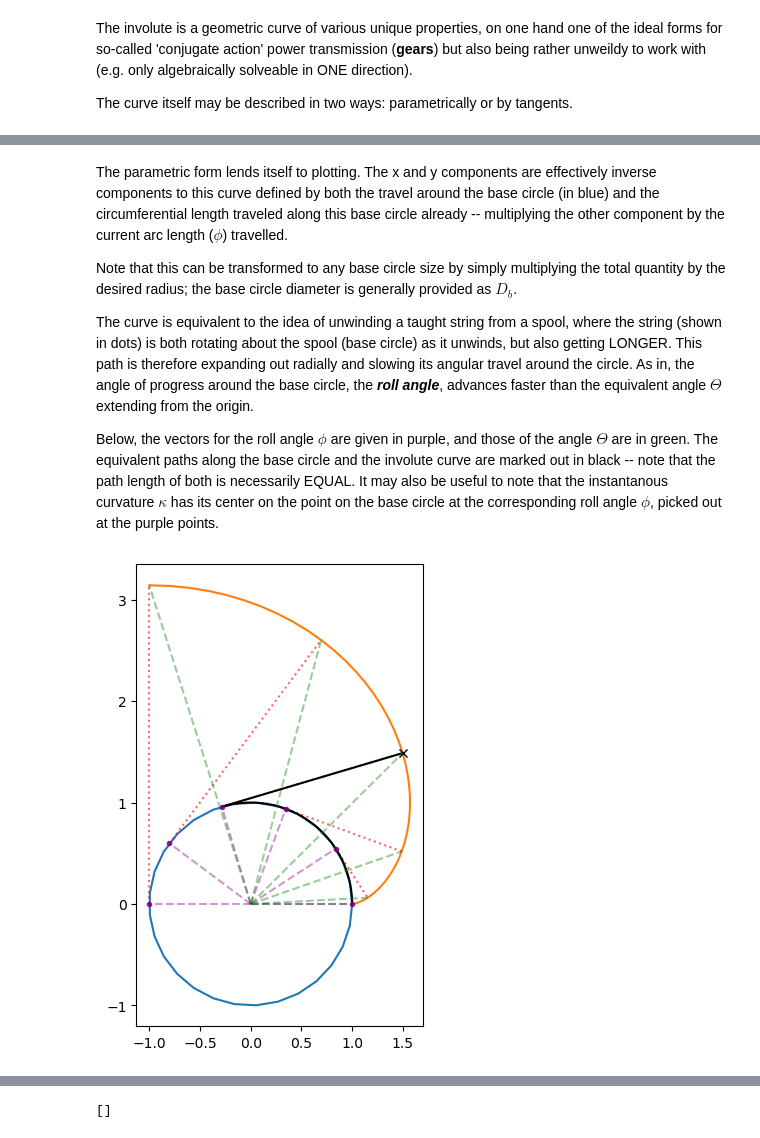
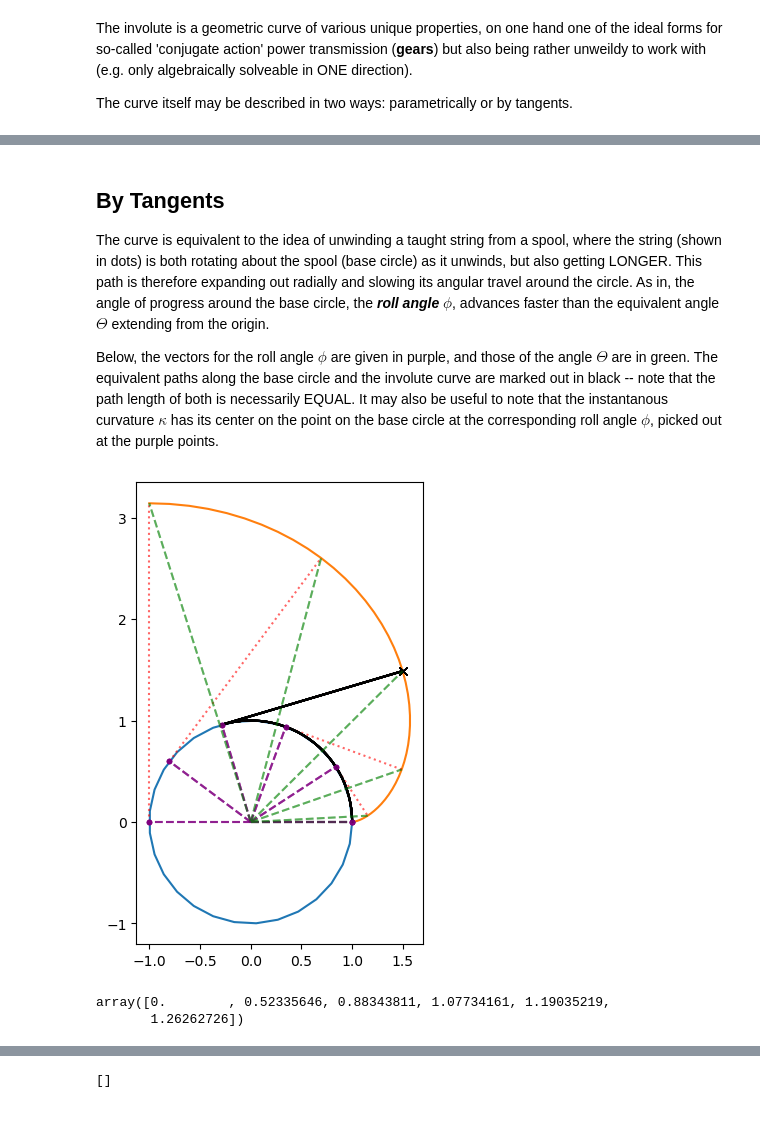
Before and after one commit to i-Dyke/gearage, a Jupyter notebook: Methodology/whatis_Involute.ipynb, the cells around one changed output, grey strips where cells are left out. Cells and saved outputs as stored; diff of their text form; code cells hidden in the pictures.

Commit message:
Updated layout, included graphical showcase of the involute function to involute overview

```diff
--- a/Methodology/whatis_Involute.ipynb
+++ b/Methodology/whatis_Involute.ipynb
@@ -21,14 +84,16 @@ The curve itself may be described in two ways: parametrically or by tangents.
 # %%
-x, y, phi, alpha = s.symbols("x y \\phi \\alpha")
+x, y, phi, alpha, r = s.symbols("x y \\phi \\alpha r")
 
-Involute = {x : s.cos(phi) + phi * s.sin(phi),
-            y : s.sin(phi) - phi * s.cos(phi)}
+Involute = {x : r * (s.cos(phi) + phi * s.sin(phi)),
+            y : r * (s.sin(phi) - phi * s.cos(phi))}
 
 pltPts = pd.DataFrame({phi : np.linspace(0, np.pi, 50)})
 
-for var in {x, y}:
+for var in Involute.keys():
+    display(Math(f"{var} = {Involute[var]}"))
+    Involute[var] = Involute[var].subs({r:1})
     pltPts = pltPts.join(pd.DataFrame({var : [Involute[var].subs(dict(pltPts.iloc[i])) for i in range(len(pltPts))]}))
-    display(Math(f"{var} = {Involute[var]}"))
+
 
 fig0, ax0 = plt.subplots(figsize = (6,6))
 ax0.plot(np.cos(np.linspace(0, np.pi * 2, 30)), np.sin(np.linspace(0, np.pi * 2, 30)))
@@ -40,6 +105,6 @@ for p in np.floor(np.linspace(0, len(pltPts) - 1, (6))):
            [np.sin(pltPts.loc[p][phi]), pltPts.loc[p][y]],
            color = 'red', alpha = .6, linestyle = "dotted")
 
-#plt.draw()
+plt.draw()
 plt.show()
 # %% [output]
@@ -48,33 +113,45 @@ $\displaystyle x = \phi*sin(\phi) + cos(\phi)$
 [figure]
 # %% [markdown]
-The parametric form lends itself to plotting. The x and y components are effectively inverse components to this curve defined by both the travel around the base circle (in blue) and the circumferential length traveled along this base circle already  -- multiplying the other component by the current arc length ($\phi$) travelled.
+## By Tangents
 
-Note that this can be transformed to any base circle size by simply multiplying the total quantity by the desired radius; the base circle diameter is generally provided as $D_b$.
-
-
-The curve is equivalent to the idea of unwinding a taught string from a spool, where the string (shown in dots) is both rotating about the spool (base circle) as it unwinds, but also getting LONGER. This path is therefore expanding out radially and slowing its angular travel around the circle. As in, the angle of progress around the base circle, the ***roll angle***, advances faster than the equivalent angle $\Theta$ extending from the origin.
+The curve is equivalent to the idea of unwinding a taught string from a spool, where the string (shown in dots) is both rotating about the spool (base circle) as it unwinds, but also getting LONGER. This path is therefore expanding out radially and slowing its angular travel around the circle. As in, the angle of progress around the base circle, the ***roll angle*** $\phi$, advances faster than the equivalent angle $\Theta$ extending from the origin.
 
 Below, the vectors for the roll angle $\phi$ are given in purple, and those of the angle $\Theta$ are in green. The equivalent paths along the base circle and the involute curve are marked out in black -- note that the path length of both is necessarily EQUAL.
 It may also be useful to note that the instantanous curvature $\kappa$ has its center on the point on the base circle at the corresponding roll angle $\phi$, picked out at the purple points.
 # %%
 ax0.plot([np.cos(pltPts[phi][29]), pltPts[x][29]],
            [np.sin(pltPts[phi][29]), pltPts[y][29]],
            color = 'black')
 ax0.plot(pltPts[x][29], pltPts[y][29], color = 'black', marker = "x")
 ax0.plot(np.cos(pltPts.loc[0:29][phi]), np.sin(pltPts.loc[0:29][phi]), color = 'black')
 
-for p in np.floor(np.linspace(0, len(pltPts) - 1, (6))):
-    ax0.plot([0, pltPts.loc[p][x]],
-           [0, pltPts.loc[p][y]],
+resolution = 6
+i = 0
+invAng = np.zeros(resolution, dtype=complex)
+wrapAng = np.zeros(resolution, dtype=complex)
+
+for p in np.floor(np.linspace(0, len(pltPts) - 1, resolution)):
+    invAng[i] = complex(pltPts.loc[p][x],  pltPts.loc[p][y])
+    #display(np.real(invAng[i]))
+    ax0.plot([0, np.real(invAng[i])], #pltPts.loc[p][x]],
+           [0, np.imag(invAng[i])], #pltPts.loc[p][y]],
            color = 'green', alpha = .4, linestyle = "dashed")
-    ax0.plot([0, np.cos(pltPts.loc[p][phi])],
-            [0, np.sin(pltPts.loc[p][phi])],
+    wrapAng[i] = 1 * np.exp(1j * pltPts.loc[p][phi])
+    ax0.plot([0, np.real(wrapAng[i])], #np.cos(pltPts.loc[p][phi])],
+            [0, np.imag(wrapAng[i])], #np.sin(pltPts.loc[p][phi])],
             color = "purple", alpha = .4, linestyle = "dashed")
     ax0.plot(np.cos(pltPts.loc[p][phi]),
             np.sin(pltPts.loc[p][phi]),
             marker = ".", alpha = .8, color = "purple")
+    i += 1
+
 
 fig0
 # %% [output]
-[figure, old version]
+[figure, new version]
+# %%
+np.angle(wrapAng) - np.angle(invAng)
+# %% [output]
+array([0.        , 0.52335646, 0.88343811, 1.07734161, 1.19035219,
+       1.26262726])
 # %% [markdown]
```
Also changed, not shown: parts of 10 cells of this notebook.
